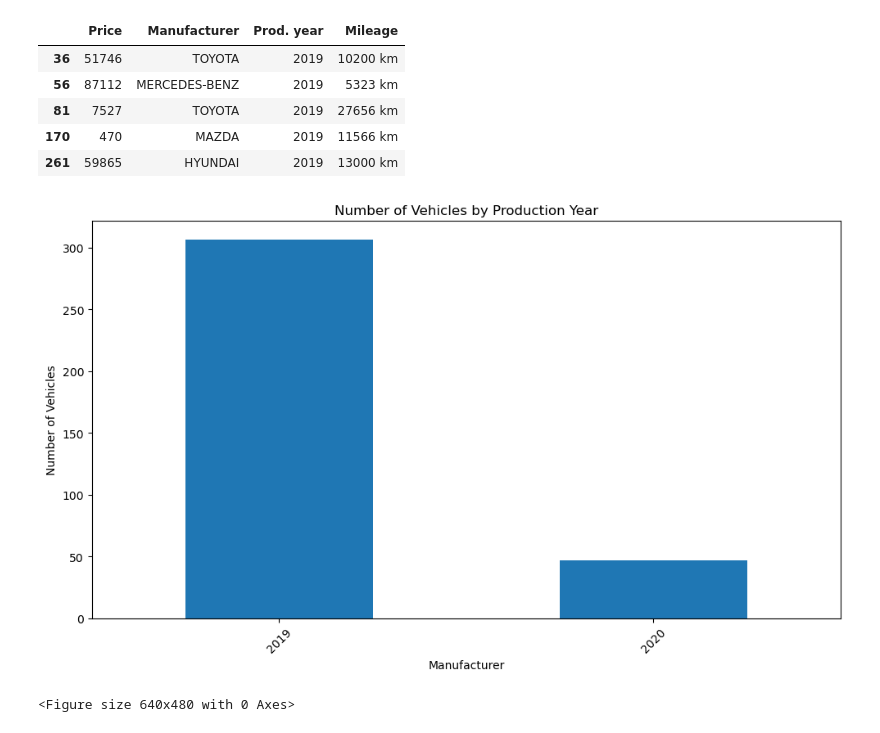
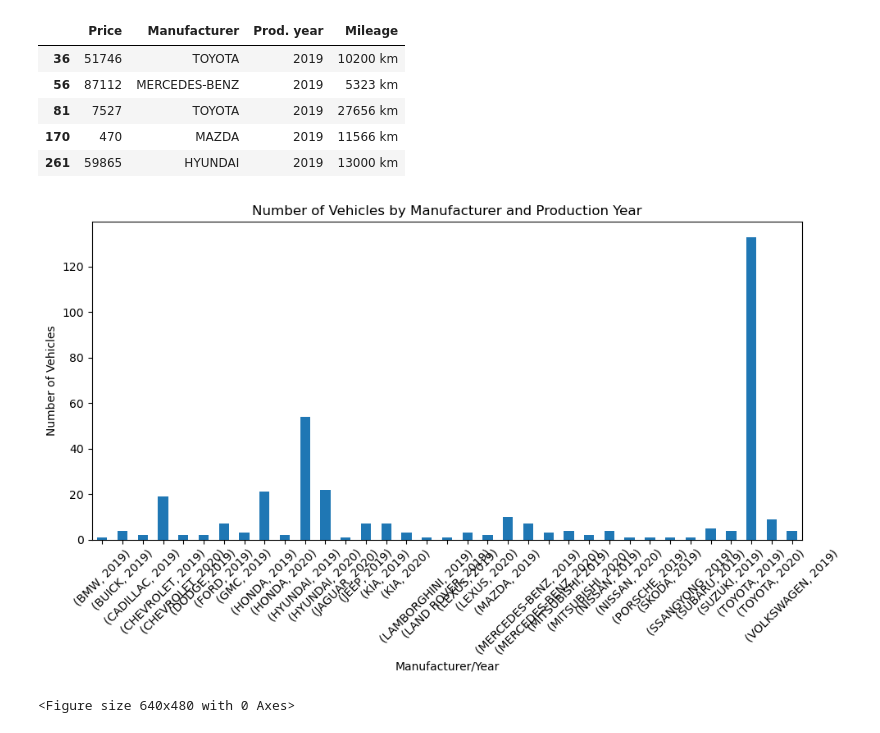
Before and after one commit to davidrf93/Project-1, a Jupyter notebook: Project 1 - Group 5.ipynb, the cells around one changed output. Cells and saved outputs as stored; diff of their text form; code cells hidden in the pictures.

```diff
--- a/Project 1 - Group 5.ipynb
+++ b/Project 1 - Group 5.ipynb
@@ -212,19 +288,19 @@ singlevehicle_data4.head()
 # %%
 #Plot
 singlevehicle_data3 = pd.read_csv('DataSets/train.csv')
 singlevehicle_data4 = singlevehicle_data3.loc[singlevehicle_data3["Prod. year"].astype(str).between("2019", "2023")]
-year_counts = singlevehicle_data4["Prod. year"].value_counts()
+year_counts = singlevehicle_data4.groupby(["Manufacturer", "Prod. year"]).size()
 plt.figure(figsize=(10, 6))
 year_counts.plot(kind='bar')
-plt.title('Number of Vehicles by Production Year')
-plt.xlabel('Manufacturer')
+plt.title('Number of Vehicles by Manufacturer and Production Year')
+plt.xlabel('Manufacturer/Year')
 plt.ylabel('Number of Vehicles')
 plt.xticks(rotation=45)
 plt.tight_layout()
 plt.show()
 
 # Save our graph
 plt.savefig("Images/singlevehicle_data3.png")
 # %% [output]
-[figure, old version]
+[figure, new version]
 <Figure size 640x480 with 0 Axes>
```
Also changed, not shown: parts of 9 cells of this notebook, 2 other files.
